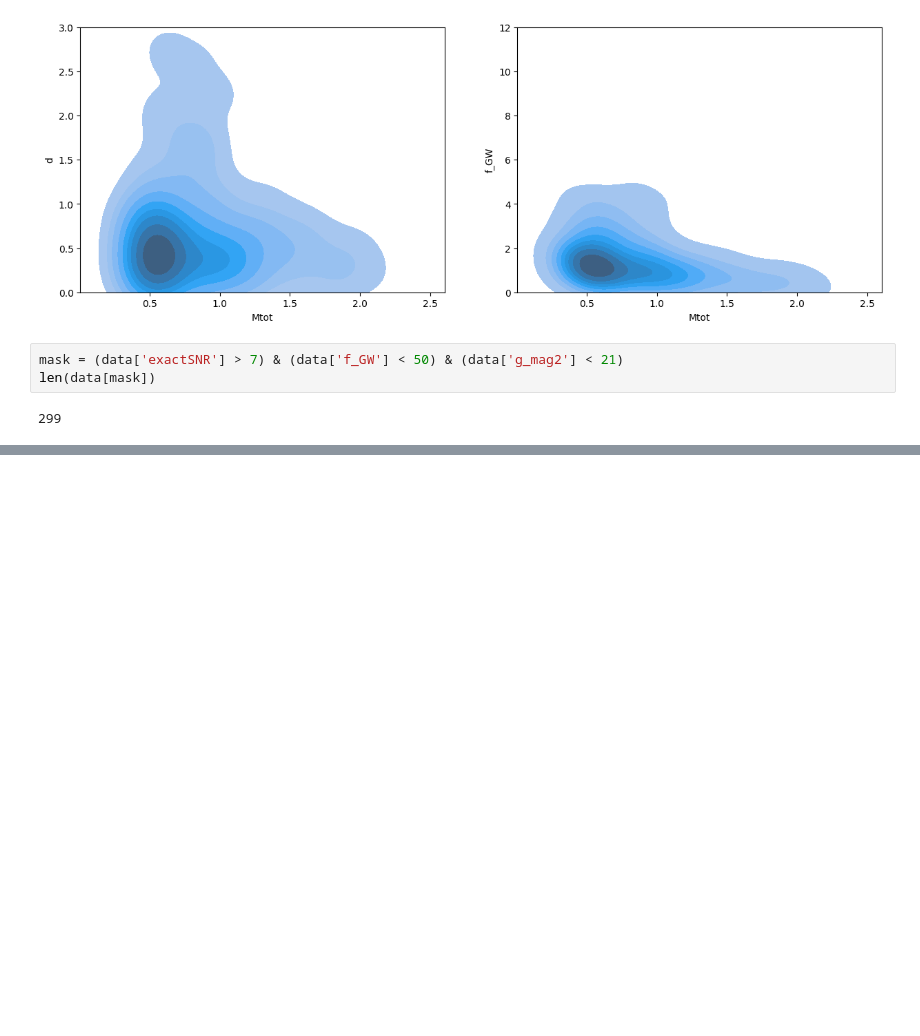
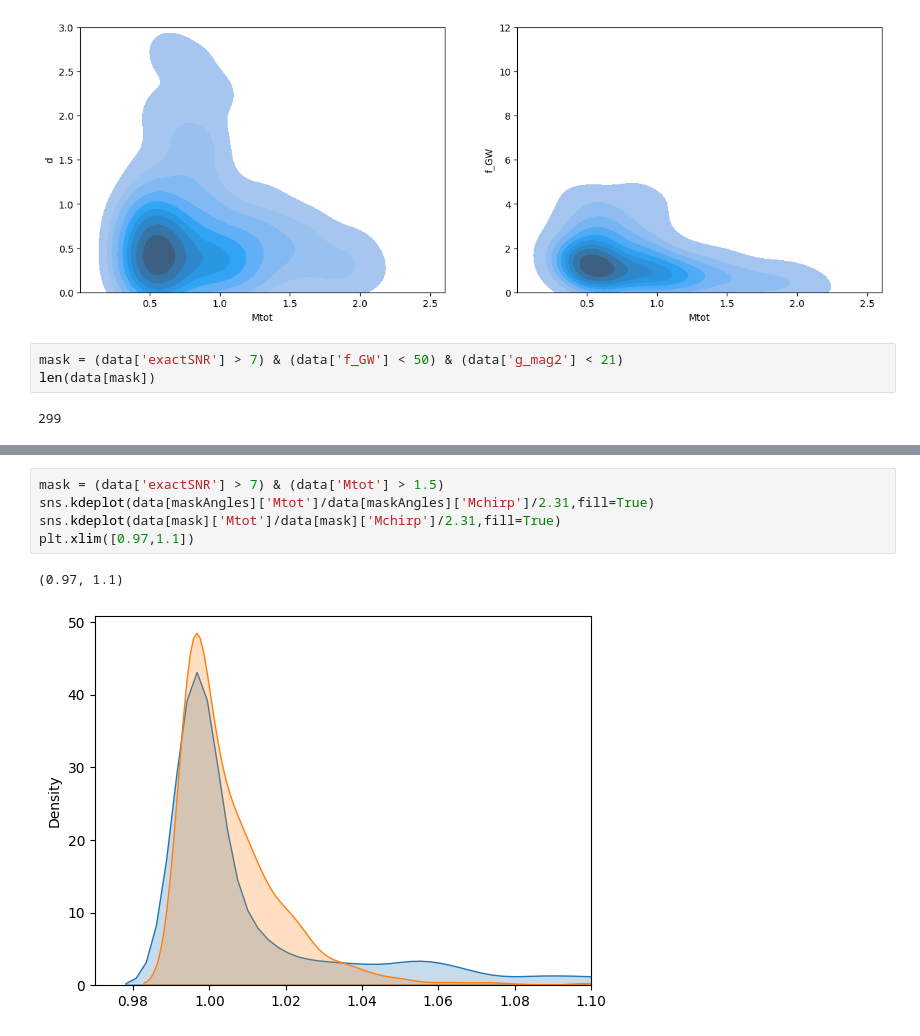
Before and after one commit to nelemans/LISA_GB_population, a Jupyter notebook: LISA_community_day_populations.ipynb, the cells around one changed output, grey strips where cells are left out. Drawn from its saved outputs; the diff is of its cells as text; blank space fills up the shorter version.

```diff
--- a/LISA_community_day_populations.ipynb
+++ b/LISA_community_day_populations.ipynb
@@ -565,0 +585,8 @@ len(data[mask])
+# %%
+mask = (data['exactSNR'] > 7) & (data['Mtot'] > 1.5)
+sns.kdeplot(data[maskAngles]['Mtot']/data[maskAngles]['Mchirp']/2.31,fill=True)
+sns.kdeplot(data[mask]['Mtot']/data[mask]['Mchirp']/2.31,fill=True)
+plt.xlim([0.97,1.1])
+# %% [output]
+(0.97, 1.1)
+[figure, added]
```
Also changed, not shown: parts of 4 cells of this notebook.
